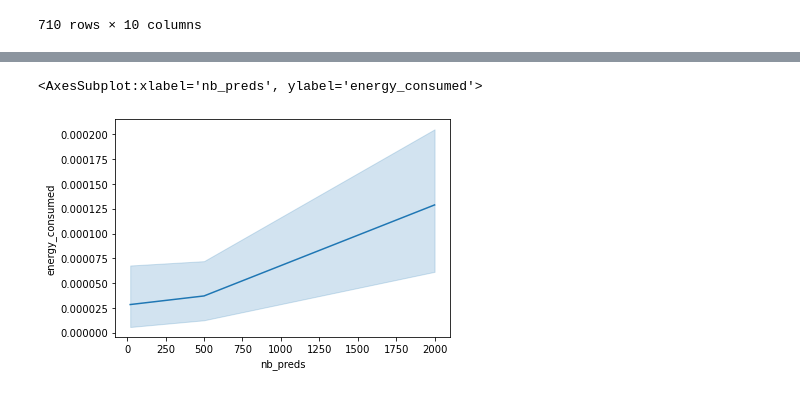
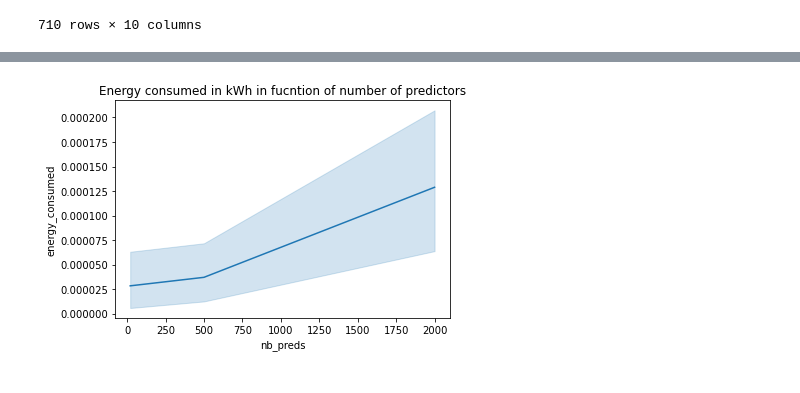
Before and after one commit to wesleymth/LauzHack-2022-energy, a Jupyter notebook: plotting_data.ipynb, the cells around one changed output, grey strips where cells are left out. Saved outputs shown, nothing was run; the diff lists cells and outputs as text; code cells hidden in the pictures.

```diff
--- a/plotting_data.ipynb
+++ b/plotting_data.ipynb
@@ -42,7 +44,8 @@ sns.lineplot(data=full_data, x="nb_samples", y="energy_consumed", hue="name_mode
-# %%
-sns.lineplot(data=full_data, x="nb_preds", y="energy_consumed")
-# %% [output]
-<AxesSubplot:xlabel='nb_preds', ylabel='energy_consumed'>
-[figure, removed]
+# %%
+sns.lineplot(data=full_data, x="nb_preds", y="energy_consumed")
+plt.title("Energy consumed in kWh in fucntion of number of predictors")
+plt.savefig(join("data", "img", "2.png"), dpi=200)
+# %% [output]
+[figure, added]
 # %%
 sns.lineplot(data=full_data, x="nb_preds", y="energy_consumed", hue="name_core_architecture")
```
Also changed, not shown: parts of 7 cells of this notebook, 5 other files.
